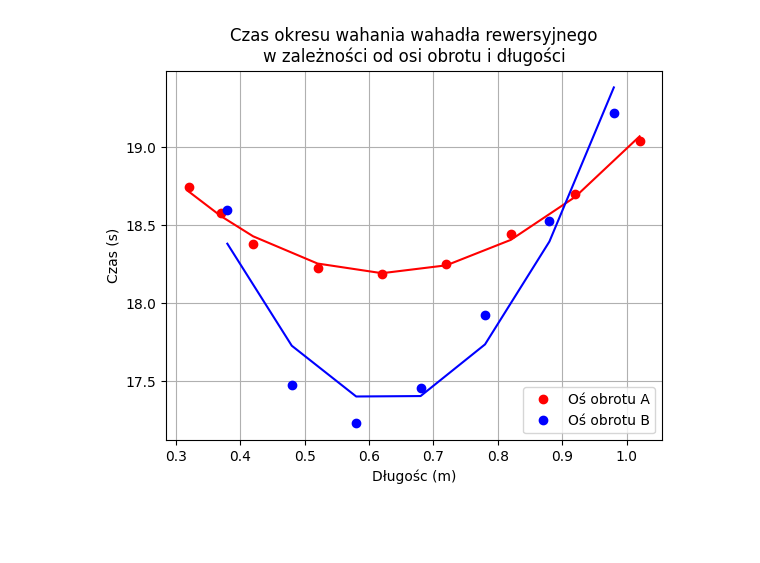
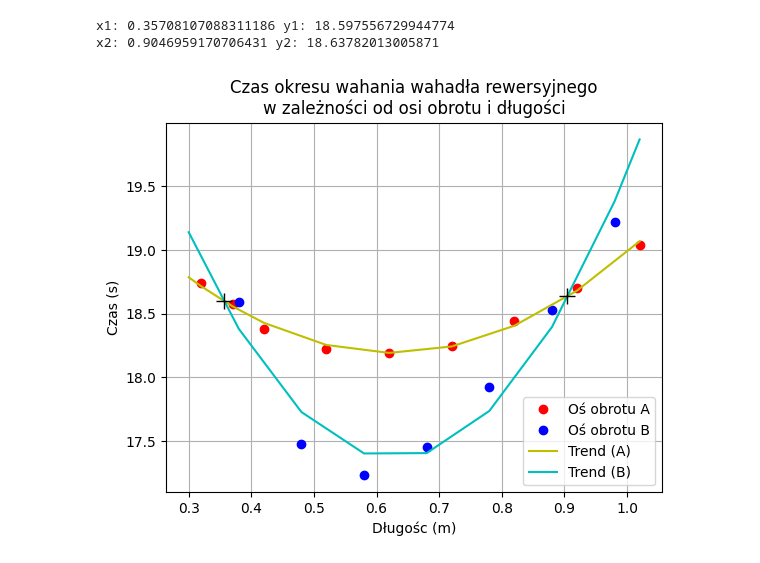
Before and after one commit to zakhildev/fizyka, a Jupyter notebook: notebooks/mechanika_102.ipynb, the cells around one changed output. Saved outputs shown, nothing was run; the diff lists cells and outputs as text; code cells hidden in the pictures; blank space fills up the shorter version.

Commit message:
feat: add intersection points

```diff
--- a/notebooks/mechanika_102.ipynb
+++ b/notebooks/mechanika_102.ipynb
@@ -5,8 +6,18 @@ import numpy as np
 # %%
-def trend_line(x, y, degree=1):
+def trend_line(x, y, degree=1, extrapolate_range=None):
   coeffs = np.polyfit(x, y, degree)
   poly = np.poly1d(coeffs)
+
+  # Trend tylko dla oryginalnych danych
   y_trend = poly(x)
+
+  # Ekstrapolacja, jeśli podano zakres (min_x, max_x, num_points)
+  if extrapolate_range is not None:
+    min_x, max_x, num_points = extrapolate_range
+    x_extrap = np.linspace(min_x, max_x, num_points)
+    y_extrap = poly(x_extrap)
+    return coeffs, y_trend, x_extrap, y_extrap
+
   return coeffs, y_trend
 # %%
 frame = pd.read_csv("../data/mechanika_102/rewersyjne.csv", delimiter=",")
@@ -23,13 +32,35 @@ coeffs_b, y_trend_b = trend_line(length_b, time_b, 2)
+# %%
+coeffs_a, y_trend_a = trend_line(length_a, time_a, degree=2)
+coeffs_a, y_trend_a, x_extra_a, y_extra_a = trend_line(length_a, time_a, degree=2, extrapolate_range=(0.3, length_a[0], 2))
+
+coeffs_b, y_trend_b, x_extra_b, y_extra_b = trend_line(length_b, time_b, degree=2, extrapolate_range=(0.3, length_b[0], 2))
+coeffs_b, y_trend_b, x_extra_b1, y_extra_b1 = trend_line(length_b, time_b, degree=2, extrapolate_range=(length_b[-1], length_a[-1], 2))
+# %%
+x_a = np.concatenate((x_extra_a, length_a))
+y_a = np.concatenate((y_extra_a, y_trend_a))
+
+x_b = np.concatenate((x_extra_b, length_b, x_extra_b1))
+y_b = np.concatenate((y_extra_b, y_trend_b, y_extra_b1))
+
+intersect = intersection(x_a, y_a, x_b, y_b)
+
+print(f"x1: {intersect[0][0]} y1: {intersect[1][0]}")
+print(f"x2: {intersect[0][1]} y2: {intersect[1][1]}")
+# %% [output]
+x1: 0.35708107088311186 y1: 18.597556729944774
+x2: 0.9046959170706431 y2: 18.63782013005871
 # %%
 plt.plot(length_a, time_a, 'ro')
 plt.plot(length_b, time_b, 'bo')
-plt.plot(length_a, y_trend_a, 'r-')
-plt.plot(length_b, y_trend_b, 'b-')
+plt.plot(x_a, y_a, 'y-')
+plt.plot(x_b, y_b, 'c-')
+plt.plot(intersect[0][0], intersect[1][0], 'k+', markersize=12)
+plt.plot(intersect[0][1], intersect[1][1], 'k+', markersize=12)
 plt.xlabel("Długośc (m)")
 plt.ylabel("Czas (s)")
-plt.legend(["Oś obrotu A", "Oś obrotu B"], loc='lower right')
+plt.legend(["Oś obrotu A", "Oś obrotu B", "Trend (A)", "Trend (B)"], loc='lower right')
 plt.title("Czas okresu wahania wahadła rewersyjnego\nw zależności od osi obrotu i długości")
 plt.grid()
 plt.show()
 # %% [output]
-[figure, old version]
+[figure, new version]
```
Also changed, not shown: parts of 2 cells of this notebook, 2 other files.
